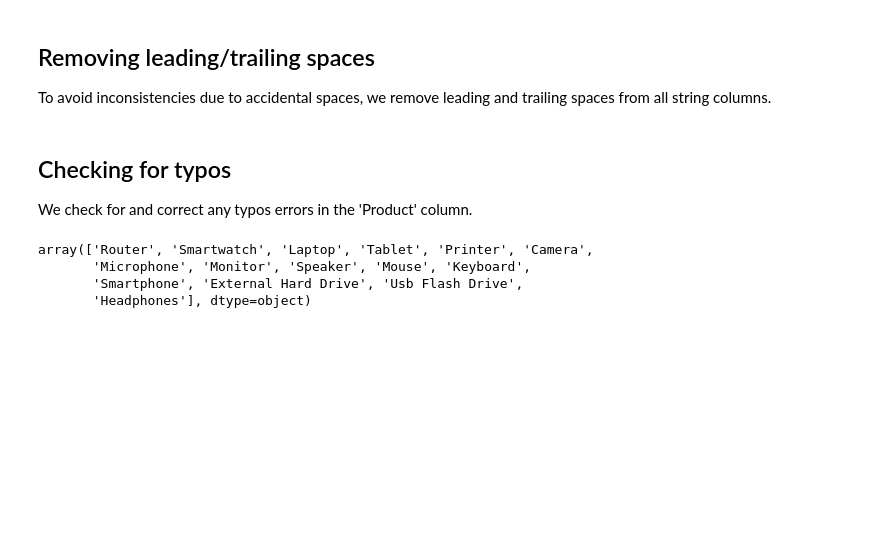
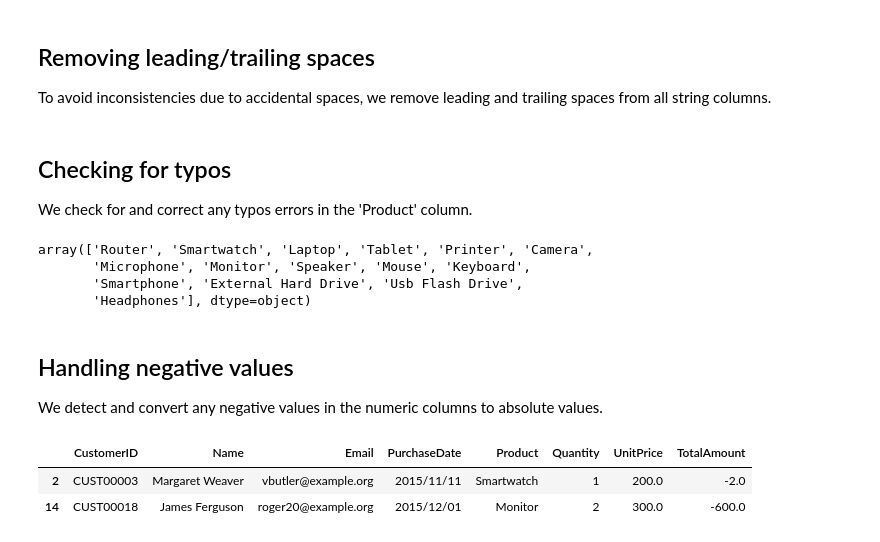
Before and after one commit to blotetheodorus/comprehensive-trend-analysis, a Jupyter notebook: comprehensive_trend_analysis.ipynb, the cells around one changed output. Cells and saved outputs as stored; diff of their text form; code cells hidden in the pictures; blank space fills up the shorter version.

Commit message:
Detect and convert negative values in numeric columns

```diff
--- a/comprehensive_trend_analysis.ipynb
+++ b/comprehensive_trend_analysis.ipynb
@@ -288,3 +288,18 @@ corrections = {
 }
 
 df['Product'] = df['Product'].replace(corrections)
+# %% [markdown]
+## Handling negative values
+
+We detect and convert any negative values in the numeric columns to absolute values.
+# %%
+# Check for negative values in numeric columns
+df[
+    (df['Quantity'] < 0) |
+    (df['UnitPrice'] < 0) |
+    (df['TotalAmount'] < 0)
+]
+# %% [output]
+|  | CustomerID | Name | Email | PurchaseDate | Product | Quantity | UnitPrice | TotalAmount |
+| 2 | CUST00003 | Margaret Weaver | vbutler@example.org | 2015/11/11 | Smartwatch | 1 | 200.0 | -2.0 |
+| 14 | CUST00018 | James Ferguson | roger20@example.org | 2015/12/01 | Monitor | 2 | 300.0 | -600.0 |
```
Also changed, not shown: parts of 1 cell of this notebook.
